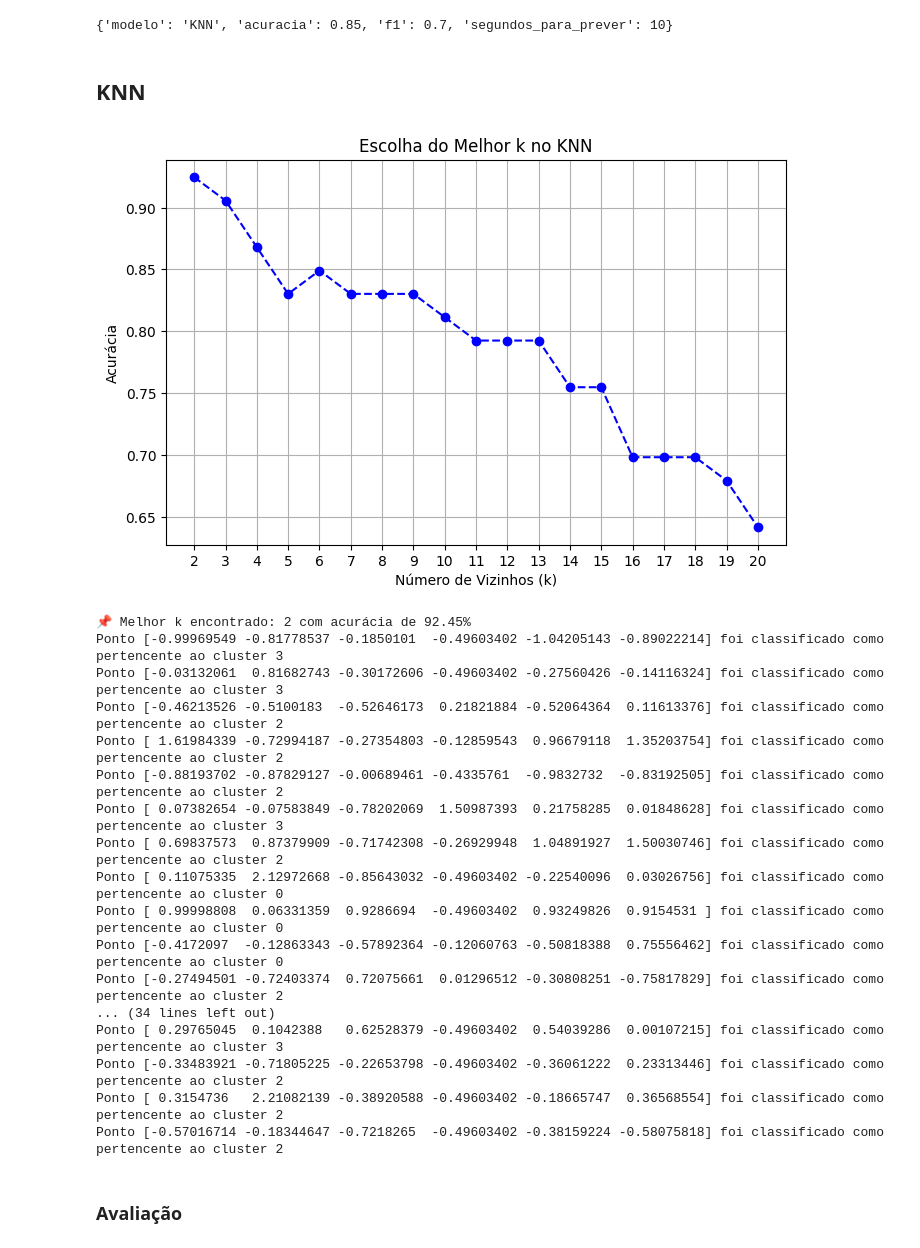
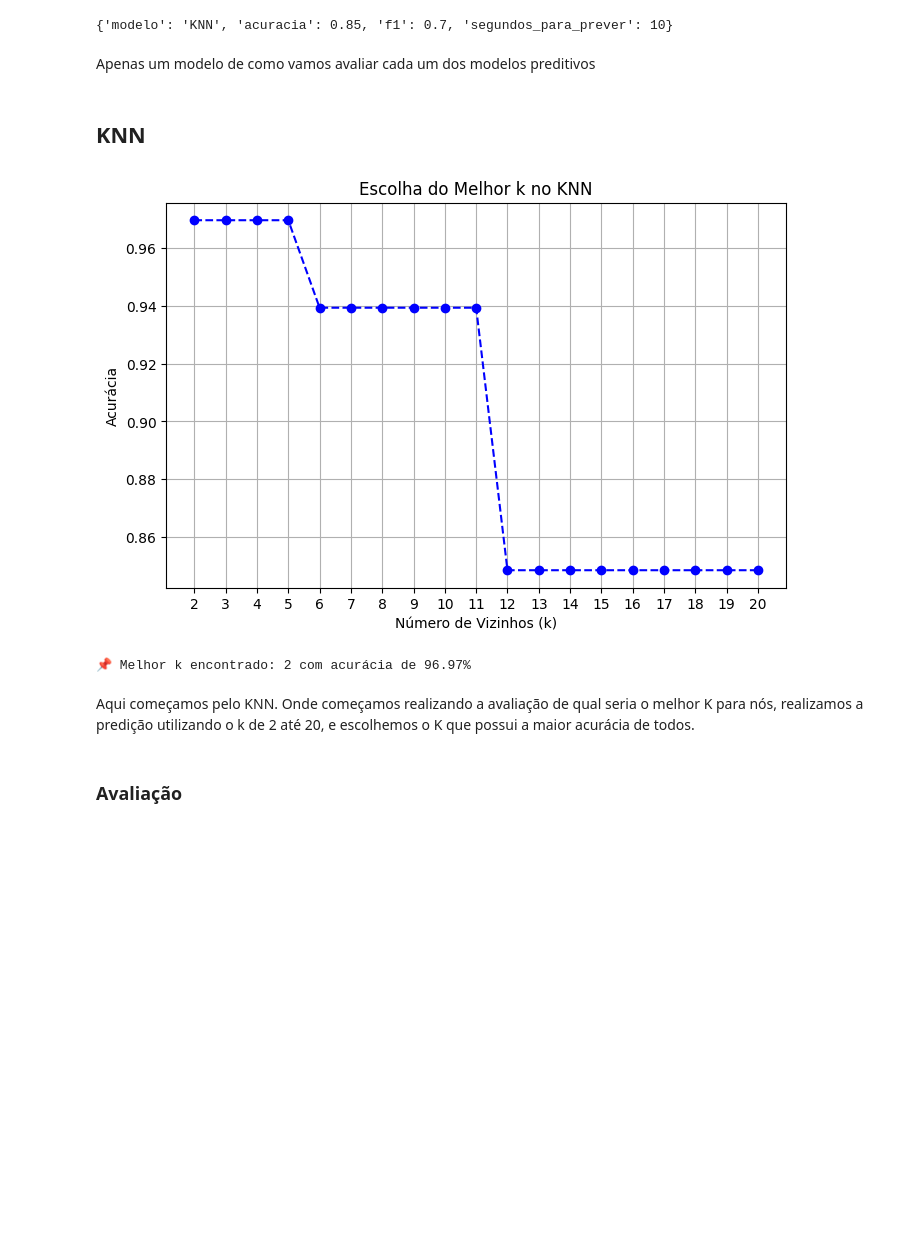
Before and after one commit to Nutria-Oficial/Fast-API-Features, a Jupyter notebook: notebooks/ModelosDeAvaliacao.ipynb, the cells around one changed output. Cells and saved outputs as stored; diff of their text form; code cells hidden in the pictures; blank space fills up the shorter version.

Commit message:
feat✨: Adicionando os comentários para os modelos de avaliação e a forma de salvar o modelo em formato .pkl

```diff
--- a/notebooks/ModelosDeAvaliacao.ipynb
+++ b/notebooks/ModelosDeAvaliacao.ipynb
@@ -97,10 +109,21 @@ display(df_final)
 # %%
 # Melhorar tabela
 scaler = StandardScaler()
+rd.seed = 42
 
-teste = df_final.iloc[50:]
+x = np.array(df_final[["Valor Calórico (kcal)", "Proteína (g)", "Açúcar Total (g)", "Fibra Alimentar (g)", "Gordura Saturada (g)", "Sódio (mg)"]])
 
-treino = scaler.fit_transform(df_final.iloc[:49])
+rd.shuffle(x)
+
+# Qtds
+qtd_total = len(x)
+qtd_teste = int(qtd_total * 0.3)
+
+# Pegando dq quantidade de teste pra trás
+teste = x[:qtd_teste]
+
+# Pegando da quantidade de teste pra frente
+treino = scaler.fit_transform(x[qtd_teste:])
 teste = scaler.transform(teste)
 
-display(treino)
+# display(treino)
@@ -182,6 +198,8 @@ acuracias = []
 }
 # %% [output]
 {'modelo': 'KNN', 'acuracia': 0.85, 'f1': 0.7, 'segundos_para_prever': 10}
+# %% [markdown]
+Apenas um modelo de como vamos avaliar cada um dos modelos preditivos
 # %% [markdown]
 ## KNN
 # %%
@@ -196,53 +214,40 @@ for k in k_values:
     y_pred = knn.predict(teste)                # Prever
     acc = accuracy_score(labels_teste, y_pred) # Calcular acurácia
     accuracies.append(acc)                     # Guardar resultado
 
 
 # Plotar gráfico de acurácia por k
 plt.figure(figsize=(8, 5))
 plt.plot(k_values, accuracies, marker='o', linestyle='--', color='b')
 plt.xlabel('Número de Vizinhos (k)')
 plt.ylabel('Acurácia')
 plt.title('Escolha do Melhor k no KNN')
 plt.xticks(k_values)
 plt.grid(True)
 plt.show()
 
 # Escolher o melhor k (maior acurácia)
 melhor_k = k_values[np.argmax(accuracies)]
 print(f"📌 Melhor k encontrado: {melhor_k} com acurácia de {max(accuracies)*100:.2f}%")
 
 # KNN
 knn = KNeighborsClassifier(n_neighbors=melhor_k)
 knn.fit(treino, labels_kmeans)
 
 predicoes = knn.predict(teste)
 
 fim = time.time() # Fim do modelo KNN
 
 
 # Mostrar resultado no console
-for ponto, cluster in zip(treino, predicoes):
-    print(f"Ponto {ponto} foi classificado como pertencente ao cluster {cluster}")
+# for ponto, cluster in zip(treino, predicoes):
+#     print(f"Ponto {ponto} foi classificado como pertencente ao cluster {cluster}")
 # %% [output]
-[figure, old version]
+[figure, new version]
-📌 Melhor k encontrado: 2 com acurácia de 92.45%
-Ponto [-0.99969549 -0.81778537 -0.1850101  -0.49603402 -1.04205143 -0.89022214] foi classificado como pertencente ao cluster 3
-Ponto [-0.03132061  0.81682743 -0.30172606 -0.49603402 -0.27560426 -0.14116324] foi classificado como pertencente ao cluster 3
-Ponto [-0.46213526 -0.5100183  -0.52646173  0.21821884 -0.52064364  0.11613376] foi classificado como pertencente ao cluster 2
-Ponto [ 1.61984339 -0.72994187 -0.27354803 -0.12859543  0.96679118  1.35203754] foi classificado como pertencente ao cluster 2
-Ponto [-0.88193702 -0.87829127 -0.00689461 -0.4335761  -0.9832732  -0.83192505] foi classificado como pertencente ao cluster 2
-Ponto [ 0.07382654 -0.07583849 -0.78202069  1.50987393  0.21758285  0.01848628] foi classificado como pertencente ao cluster 3
-Ponto [ 0.69837573  0.87379909 -0.71742308 -0.26929948  1.04891927  1.50030746] foi classificado como pertencente ao cluster 2
-Ponto [ 0.11075335  2.12972668 -0.85643032 -0.49603402 -0.22540096  0.03026756] foi classificado como pertencente ao cluster 0
-Ponto [ 0.99998808  0.06331359  0.9286694  -0.49603402  0.93249826  0.9154531 ] foi classificado como pertencente ao cluster 0
-Ponto [-0.4172097  -0.12863343 -0.57892364 -0.12060763 -0.50818388  0.75556462] foi classificado como pertencente ao cluster 0
-Ponto [-0.27494501 -0.72403374  0.72075661  0.01296512 -0.30808251 -0.75817829] foi classificado como pertencente ao cluster 2
-... (34 lines left out)
-Ponto [ 0.29765045  0.1042388   0.62528379 -0.49603402  0.54039286  0.00107215] foi classificado como pertencente ao cluster 3
-Ponto [-0.33483921 -0.71805225 -0.22653798 -0.49603402 -0.36061222  0.23313446] foi classificado como pertencente ao cluster 2
-Ponto [ 0.3154736   2.21082139 -0.38920588 -0.49603402 -0.18665747  0.36568554] foi classificado como pertencente ao cluster 2
-Ponto [-0.57016714 -0.18344647 -0.7218265  -0.49603402 -0.38159224 -0.58075818] foi classificado como pertencente ao cluster 2
+📌 Melhor k encontrado: 2 com acurácia de 96.97%
+# %% [markdown]
+Aqui começamos pelo KNN.
+Onde começamos realizando a avaliação de qual seria o melhor K para nós, realizamos a predição utilizando o k de 2 até 20, e escolhemos o K que possui a maior acurácia de todos.
 # %% [markdown]
 ### Avaliação
 # %%
```
Also changed, not shown: parts of 20 cells of this notebook.
